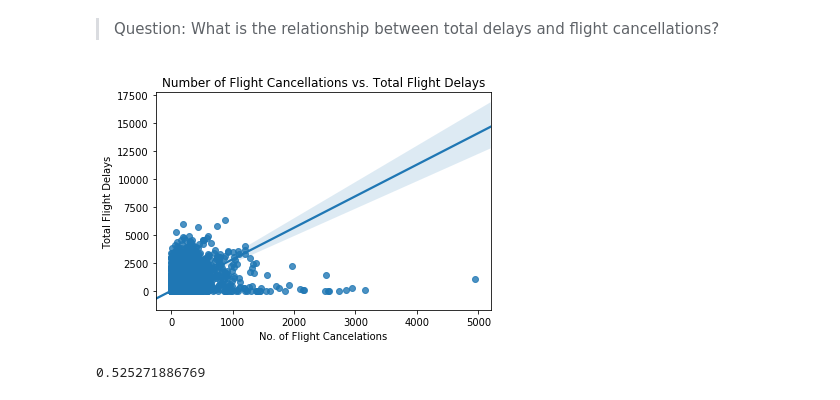
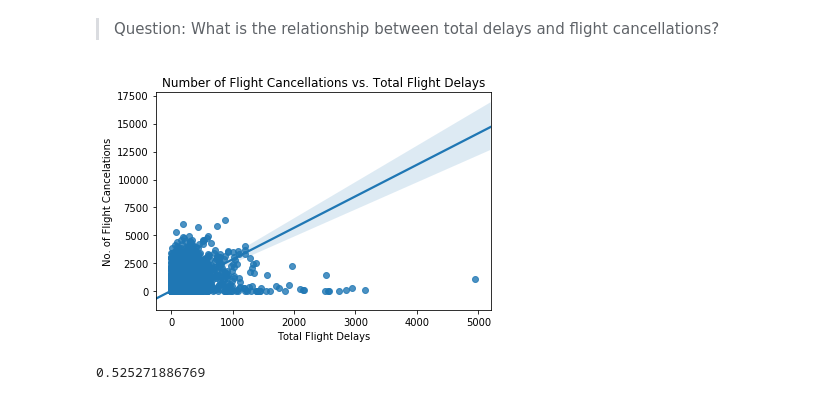
Before and after one commit to sidneydo5/Data-Analyst-Nanodegree-Project-5, a Jupyter notebook: Part_I_Airport_Data_Exploration.ipynb, the cells around one changed output. Cells and saved outputs as stored; diff of their text form; code cells hidden in the pictures.

```diff
--- a/Part_I_Airport_Data_Exploration.ipynb
+++ b/Part_I_Airport_Data_Exploration.ipynb
@@ -302,5 +333,27 @@ data. Make sure the variables that you cover here have been introduced in some
 fashion in the previous section (univariate exploration).
 # %% [markdown]
 > Question: What is the relationship between total flights and total delays?
+# %%
+#create scatterplot function to avoid repetetive codeing
+def airport_scatter_plot(data, x_column, y_column, x_label, y_label, plot_title):
+    """
+    Create a scatter plot with a regression line using Seaborn.
+
+    Parameters:
+    data (DataFrame): The DataFrame containing the data to be plotted.
+    x_column (str): The column name for the x-axis data.
+    y_column (str): The column name for the y-axis data.
+    x_label (str): The label for the x-axis.
+    y_label (str): The label for the y-axis.
+    plot_title (str): The title of the plot.
+
+    Returns:
+    None
+    """
+    sns.regplot(data=data, x=x_column, y=y_column)
+    plt.xlabel(x_label)
+    plt.ylabel(y_label)
+    plt.title(plot_title)
+    plt.show();
 # %%
 #plot total fight delays vs. total flight arrivals
@@ -338,12 +395,14 @@ While there is a positive correlation between total delays and diversions, it is
 > Question: What is the relationship between total delays and flight cancellations?
 # %%
 #plot flight cancellations vs. total fight delays
-sns.regplot(data = airports2, x = 'arr_cancelled', y = 'arr_del15')
-plt.xlabel('No. of Flight Cancelations')
-plt.ylabel('Total Flight Delays')
-plt.title('Number of Flight Cancellations vs. Total Flight Delays');
+airport_scatter_plot(airports2,
+    'arr_cancelled',
+    'arr_del15',
+    'Total Flight Delays',
+    'No. of Flight Cancelations',
+    'Number of Flight Cancellations vs. Total Flight Delays')
 # %% [output]
-[figure, old version]
+[figure, new version]
 # %%
 #calculate correlation
 print(airports2['arr_del15'].corr(airports2['arr_cancelled']))
```
Also changed, not shown: parts of 6 cells of this notebook, 2 other files.
